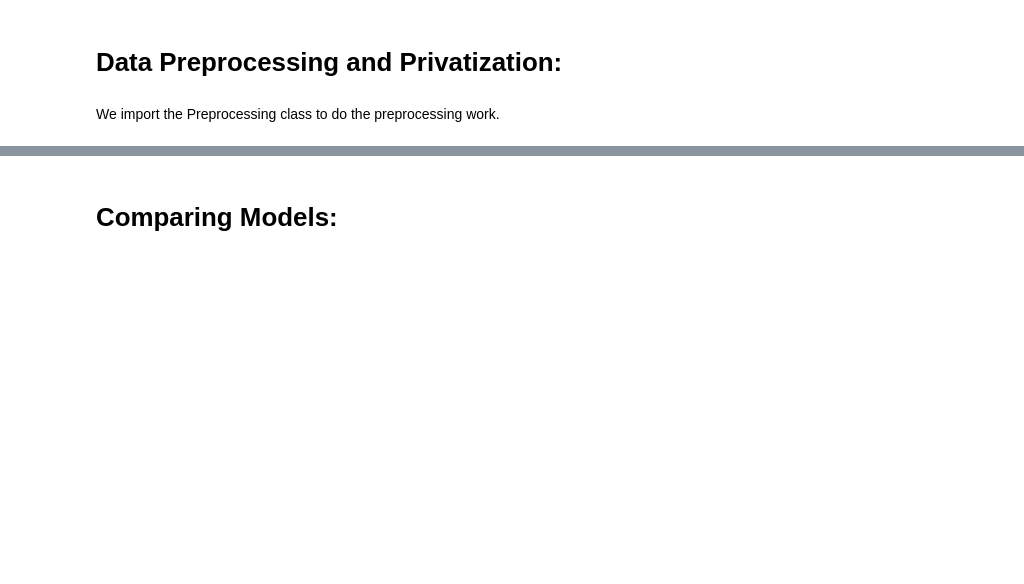
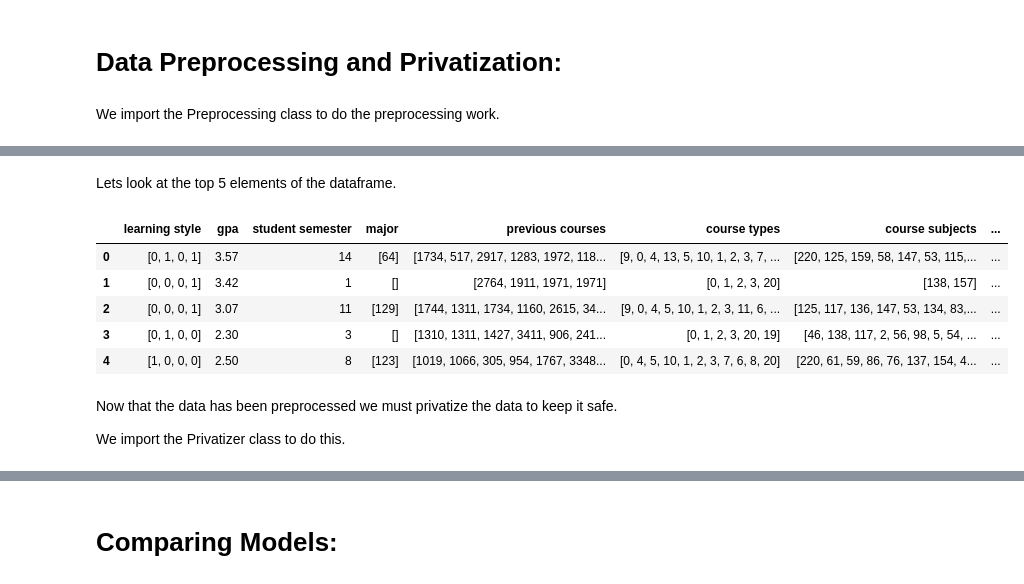
Before and after one commit to austineamonn/SummerResearch2024, a Jupyter notebook: notebooks/main.ipynb, the cells around one changed output, grey strips where cells are left out. Drawn from its saved outputs; the diff is of its cells as text; code cells hidden in the pictures; blank space fills up the shorter version.

Commit message:
updated main interactive notebook. Updated preprocessing and preprocessing private columns files to no longer depend on the deprecated config file.

```diff
--- a/notebooks/main.ipynb
+++ b/notebooks/main.ipynb
@@ -185,0 +176,7 @@ get_feature_importance(Model)
+# %%
+preprocessor = PreProcessing(data)
+start_time = time.time()
+preprocessed_data = preprocessor.preprocess_dataset(synthetic_data)
+end_time = time.time()
+runtime = end_time - start_time
+print(runtime)
@@ -185,0 +208,15 @@ get_feature_importance(Model)
+# %% [markdown]
+Lets look at the top 5 elements of the dataframe.
+# %%
+preprocessed_data.head(n=5) # Change n to larger numbers to see more rows of the dataframe
+# %% [output]
+|  | learning style | gpa | student semester | major | previous courses | course types | course subjects | ... |
+| 0 | [0, 1, 0, 1] | 3.57 | 14 | [64] | [1734, 517, 2917, 1283, 1972, 118... | [9, 0, 4, 13, 5, 10, 1, 2, 3, 7, ... | [220, 125, 159, 58, 147, 53, 115,... | ... |
+| 1 | [0, 0, 0, 1] | 3.42 | 1 | [] | [2764, 1911, 1971, 1971] | [0, 1, 2, 3, 20] | [138, 157] | ... |
+| 2 | [0, 0, 0, 1] | 3.07 | 11 | [129] | [1744, 1311, 1734, 1160, 2615, 34... | [9, 0, 4, 5, 10, 1, 2, 3, 11, 6, ... | [125, 117, 136, 147, 53, 134, 83,... | ... |
+| 3 | [0, 1, 0, 0] | 2.30 | 3 | [] | [1310, 1311, 1427, 3411, 906, 241... | [0, 1, 2, 3, 20, 19] | [46, 138, 117, 2, 56, 98, 5, 54, ... | ... |
+| 4 | [1, 0, 0, 0] | 2.50 | 8 | [123] | [1019, 1066, 305, 954, 1767, 3348... | [0, 4, 5, 10, 1, 2, 3, 7, 6, 8, 20] | [220, 61, 59, 86, 76, 137, 154, 4... | ... |
+# %% [markdown]
+Now that the data has been preprocessed we must privatize the data to keep it safe.
+
+We import the Privatizer class to do this.
```
Also changed, not shown: parts of 65 cells of this notebook, 4 other files.
